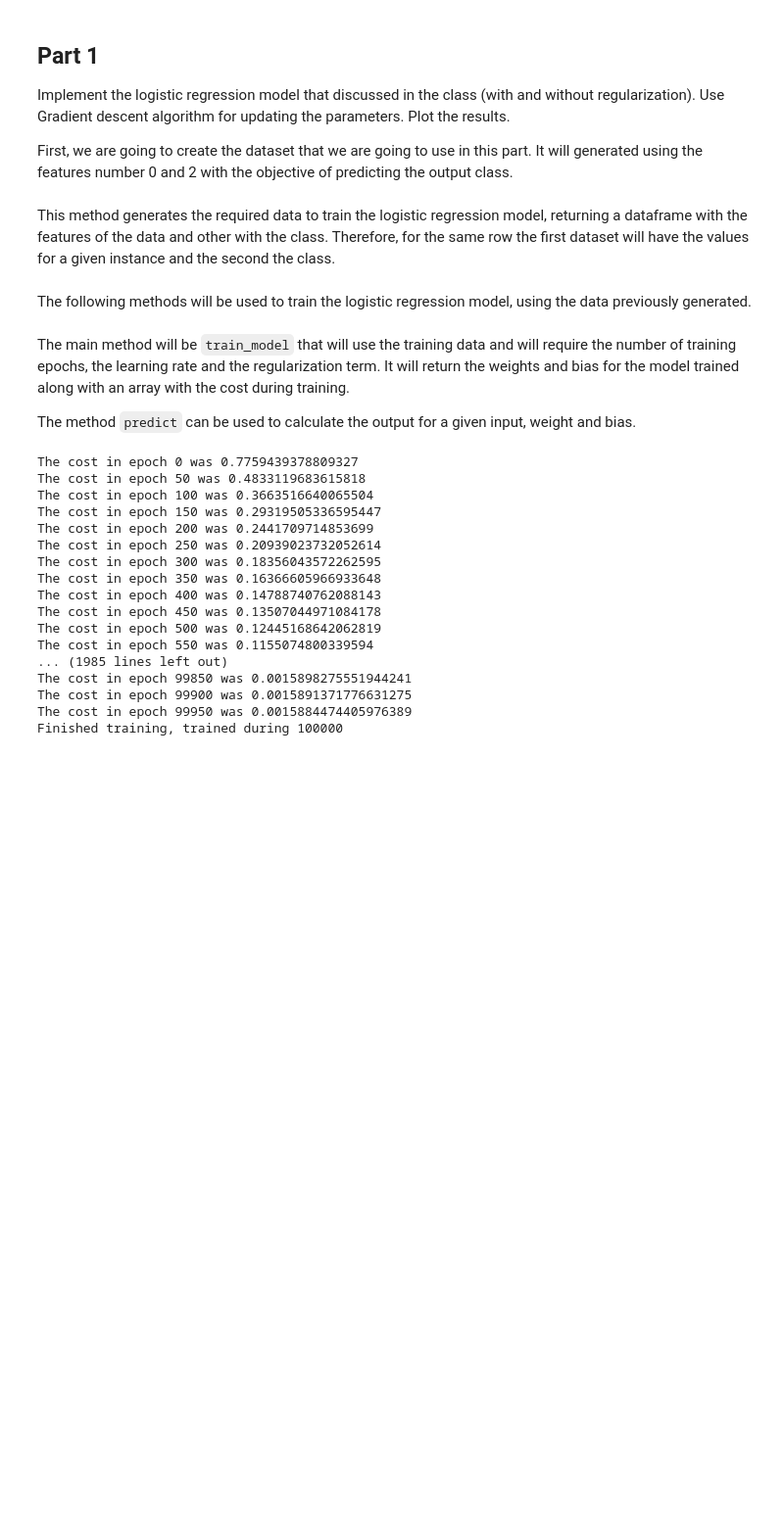
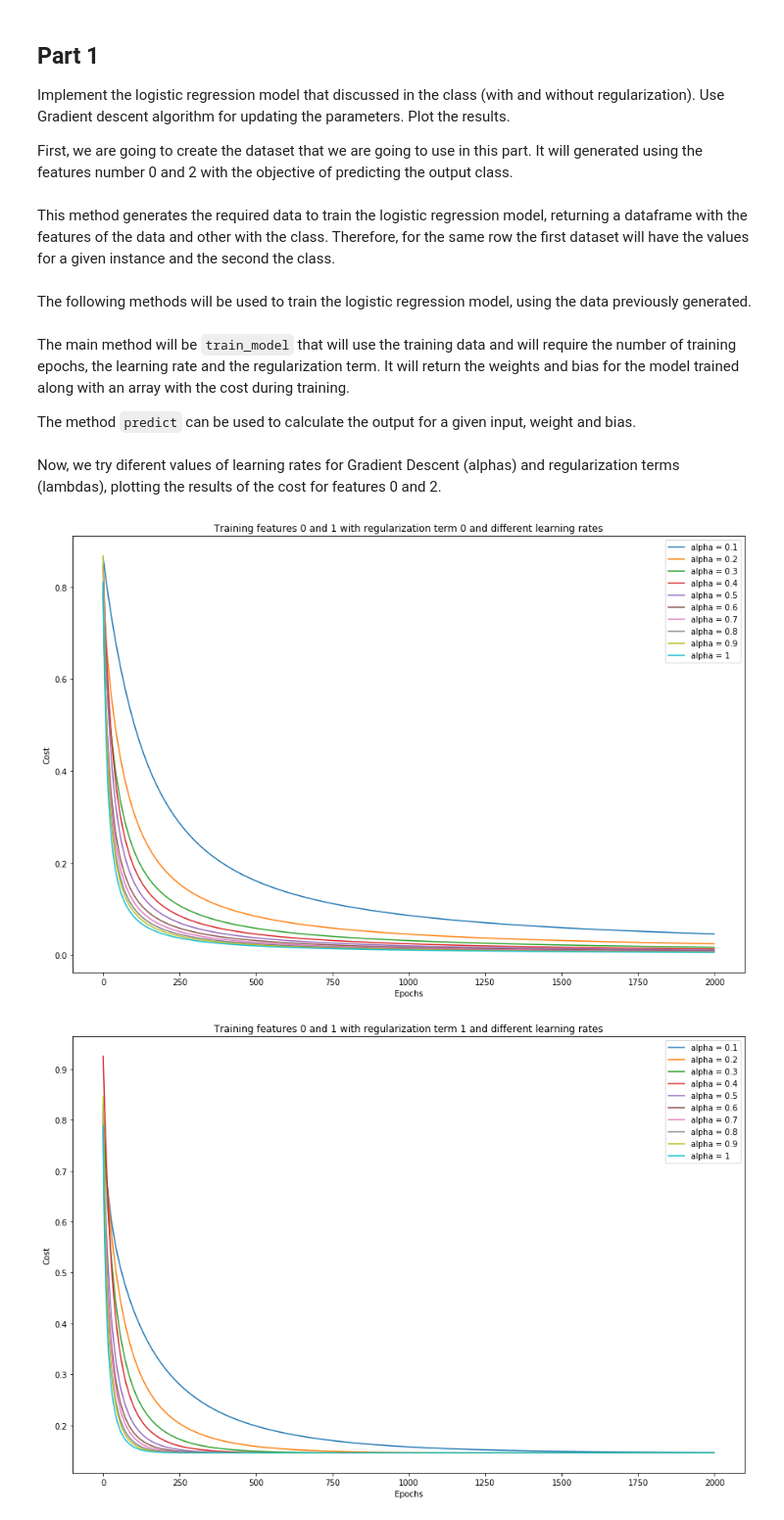
Before and after one commit to adrigrillo/dl, a Jupyter notebook: assigment_1/assignment_1.ipynb, the cells around one changed output. Shown at 98% size. Saved outputs shown, nothing was run; the diff lists cells and outputs as text; code cells hidden in the pictures; blank space fills up the shorter version.

```diff
--- a/assigment_1/assignment_1.ipynb
+++ b/assigment_1/assignment_1.ipynb
@@ -210,12 +191,12 @@ def train_model(train_data: Tuple[pd.DataFrame, pd.DataFrame], epochs: int,
     weights = np.random.uniform(low=-0.7, high=0.7, size=x.shape[0])
     for epoch in range(epochs):
         cost, dw, db = calculate_derivatives(x.to_numpy(), y.to_numpy(), weights, bias)
-        if epoch % 50 == 0:
-            print('The cost in epoch {0} was {1}'.format(epoch, cost))
+        #if epoch % 50 == 0:
+            #print('The cost in epoch {0} was {1}'.format(epoch, cost))
         costs.append(cost)
         weights -= learning_rate * (dw + regularization_term / n_samples * weights)
         bias -= learning_rate * (db + regularization_term / n_samples * bias)
-    print('Finished training, trained during {0}'.format(epochs))
+    #print('Finished training, trained during {0}'.format(epochs))
     return weights, bias, np.array(costs)
 # %% [markdown]
 The main method will be `train_model` that will use the training data and will require
@@ -226,22 +207,27 @@ during training.
 The method `predict` can be used to calculate the output for a given input, weight and
 bias.
 # %%
-weights, bias, costs = train_model(train_data, epochs=int(10e4), learning_rate=0.2, regularization_term=0.0)
+weights, bias, costs = train_model(train_data, epochs=int(2000), learning_rate=alphas[i], regularization_term=l)
-# %% [output]
-The cost in epoch 0 was 0.7759439378809327
-The cost in epoch 50 was 0.4833119683615818
-The cost in epoch 100 was 0.3663516640065504
-The cost in epoch 150 was 0.29319505336595447
-The cost in epoch 200 was 0.2441709714853699
-The cost in epoch 250 was 0.20939023732052614
-The cost in epoch 300 was 0.18356043572262595
-The cost in epoch 350 was 0.16366605966933648
-The cost in epoch 400 was 0.14788740762088143
-The cost in epoch 450 was 0.13507044971084178
-The cost in epoch 500 was 0.12445168642062819
-The cost in epoch 550 was 0.1155074800339594
-... (1985 lines left out)
-The cost in epoch 99850 was 0.0015898275551944241
-The cost in epoch 99900 was 0.0015891371776631275
-The cost in epoch 99950 was 0.0015884474405976389
-Finished training, trained during 100000
+# %% [markdown]
+Now, we try diferent values of learning rates for Gradient Descent (alphas) and regularization terms (lambdas), plotting the results of the cost for features 0 and 2.
+# %%
+from pylab import rcParams
+rcParams['figure.figsize'] = 15, 10 #To give a bigger plot
+
+alphas=[0.1, 0.2, 0.3, 0.4,0.5, 0.6, 0.7, 0.8, 0.9, 1] #Learning rate
+lambdas=[0, 1, 10, 100] #Regularization term
+
+
+for l in lambdas:
+    for i in range(0,10):
+
+        weights, bias, costs = train_model(train_data, epochs=int(2000), learning_rate=alphas[i], regularization_term=l)
+        p=plt.plot(costs, label='alpha = '+str(alphas[i]))
+        plt.xlabel('Epochs')
+        plt.ylabel('Cost')
+    plt.title('Training features 0 and 1 with regularization term '+str(l)+' and different learning rates')
+    plt.legend()
+    plt.show()
+# %% [output]
+[figure, added]
+[figure, added]
```
Also changed, not shown: parts of 10 cells of this notebook.
